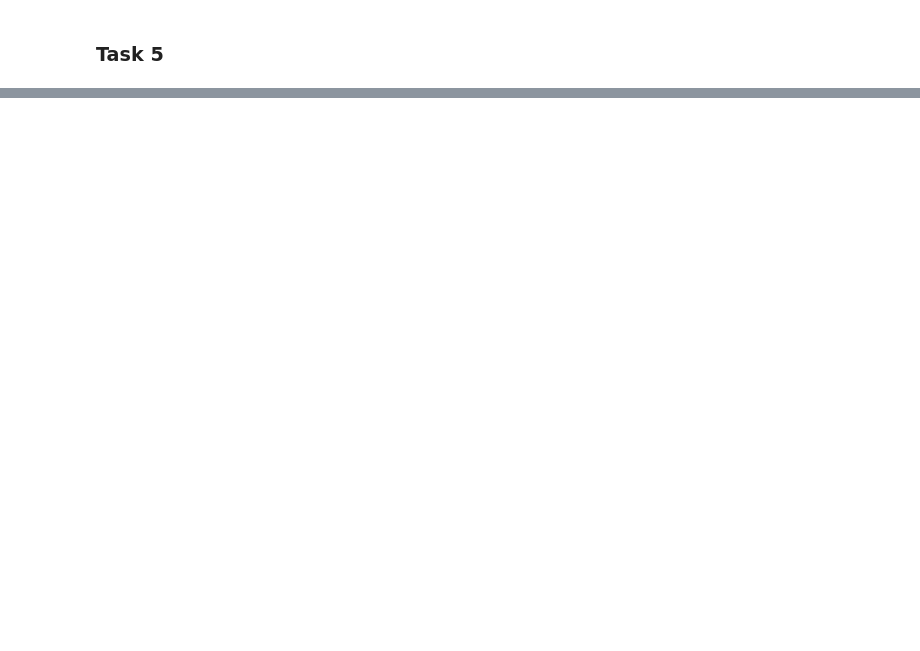
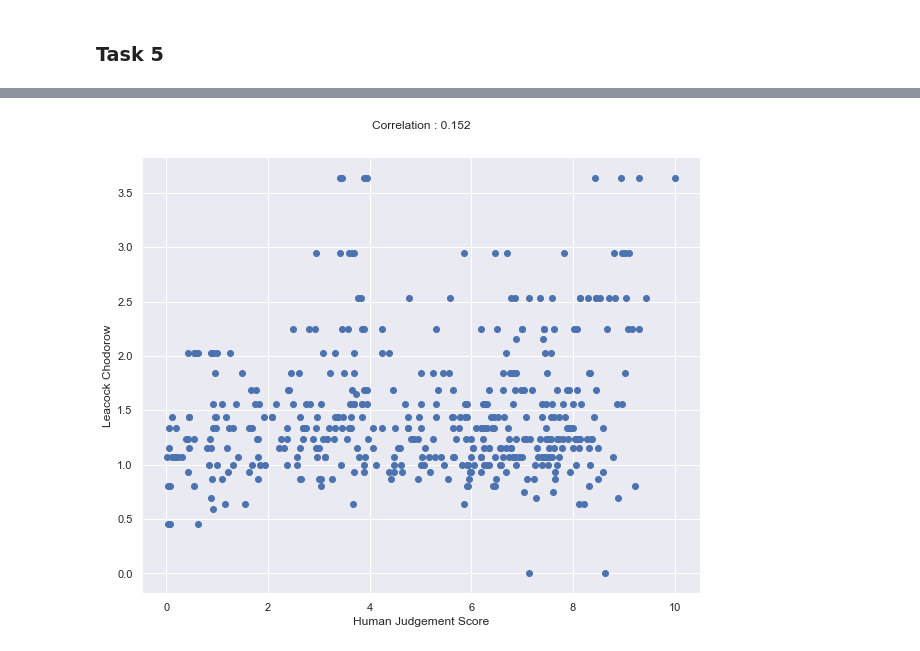
Before and after one commit to dneumann20/NLPproject, a Jupyter notebook: main.ipynb, the cells around one changed output, grey strips where cells are left out. Cells and saved outputs as stored; diff of their text form; code cells hidden in the pictures; blank space fills up the shorter version.

```diff
--- a/main.ipynb
+++ b/main.ipynb
@@ -309,0 +377,4 @@ pair_words_df
+# %%
+plotting_correlation(data, 'Human Judgement Score', 'Leacock Chodorow')
+# %% [output]
+[figure, added]
```
Also changed, not shown: parts of 29 cells of this notebook.
